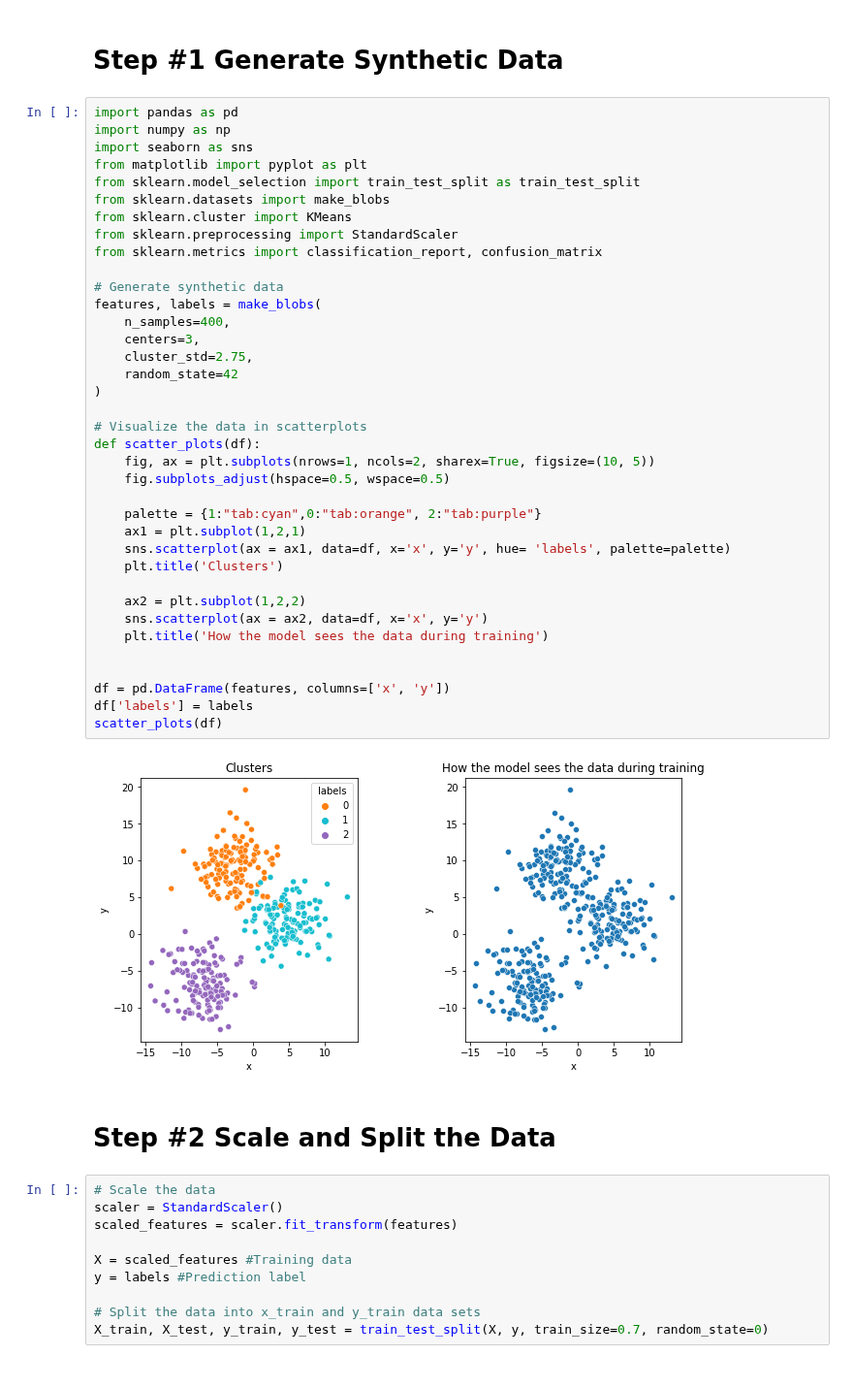
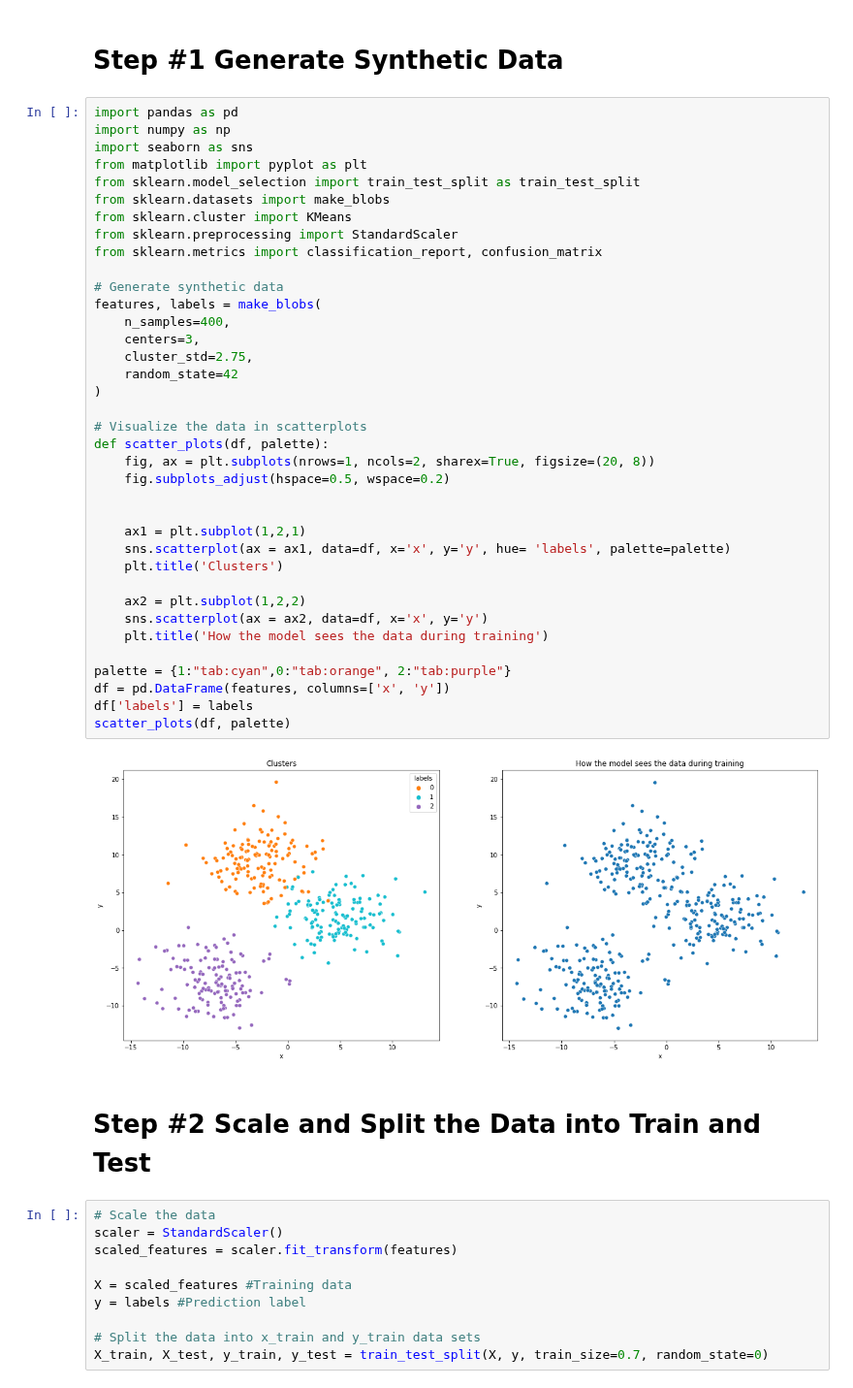
Before and after one commit to flo7up/relataly-public-python-tutorials, a Jupyter notebook: 041 Simple Clustering using K-means with Python.ipynb, the cells around one changed output. Shown at 97% size. Drawn from its saved outputs; the diff is of its cells as text.

```diff
--- a/041 Simple Clustering using K-means with Python.ipynb
+++ b/041 Simple Clustering using K-means with Python.ipynb
@@ -5,42 +5,42 @@ import pandas as pd
 import numpy as np
 import seaborn as sns
 from matplotlib import pyplot as plt
 from sklearn.model_selection import train_test_split as train_test_split
 from sklearn.datasets import make_blobs
 from sklearn.cluster import KMeans
 from sklearn.preprocessing import StandardScaler
 from sklearn.metrics import classification_report, confusion_matrix
 
 # Generate synthetic data
 features, labels = make_blobs(
     n_samples=400,
     centers=3,
     cluster_std=2.75,
     random_state=42
 )
 
 # Visualize the data in scatterplots
-def scatter_plots(df):
-    fig, ax = plt.subplots(nrows=1, ncols=2, sharex=True, figsize=(10, 5))
-    fig.subplots_adjust(hspace=0.5, wspace=0.5)
+def scatter_plots(df, palette):
+    fig, ax = plt.subplots(nrows=1, ncols=2, sharex=True, figsize=(20, 8))
+    fig.subplots_adjust(hspace=0.5, wspace=0.2)
 
-    palette = {1:"tab:cyan",0:"tab:orange", 2:"tab:purple"}
+
     ax1 = plt.subplot(1,2,1)
     sns.scatterplot(ax = ax1, data=df, x='x', y='y', hue= 'labels', palette=palette)
     plt.title('Clusters')
 
     ax2 = plt.subplot(1,2,2)
     sns.scatterplot(ax = ax2, data=df, x='x', y='y')
     plt.title('How the model sees the data during training')
 
-
+palette = {1:"tab:cyan",0:"tab:orange", 2:"tab:purple"}
 df = pd.DataFrame(features, columns=['x', 'y'])
 df['labels'] = labels
-scatter_plots(df)
+scatter_plots(df, palette)
 # %% [output]
-[figure, old version]
+[figure, new version]
 # %% [markdown]
-# Step #2 Scale and Split the Data
+# Step #2 Scale and Split the Data into Train and Test
 # %%
 # Scale the data
 scaler = StandardScaler()
```
Also changed, not shown: parts of 3 cells of this notebook, 1 other file.
